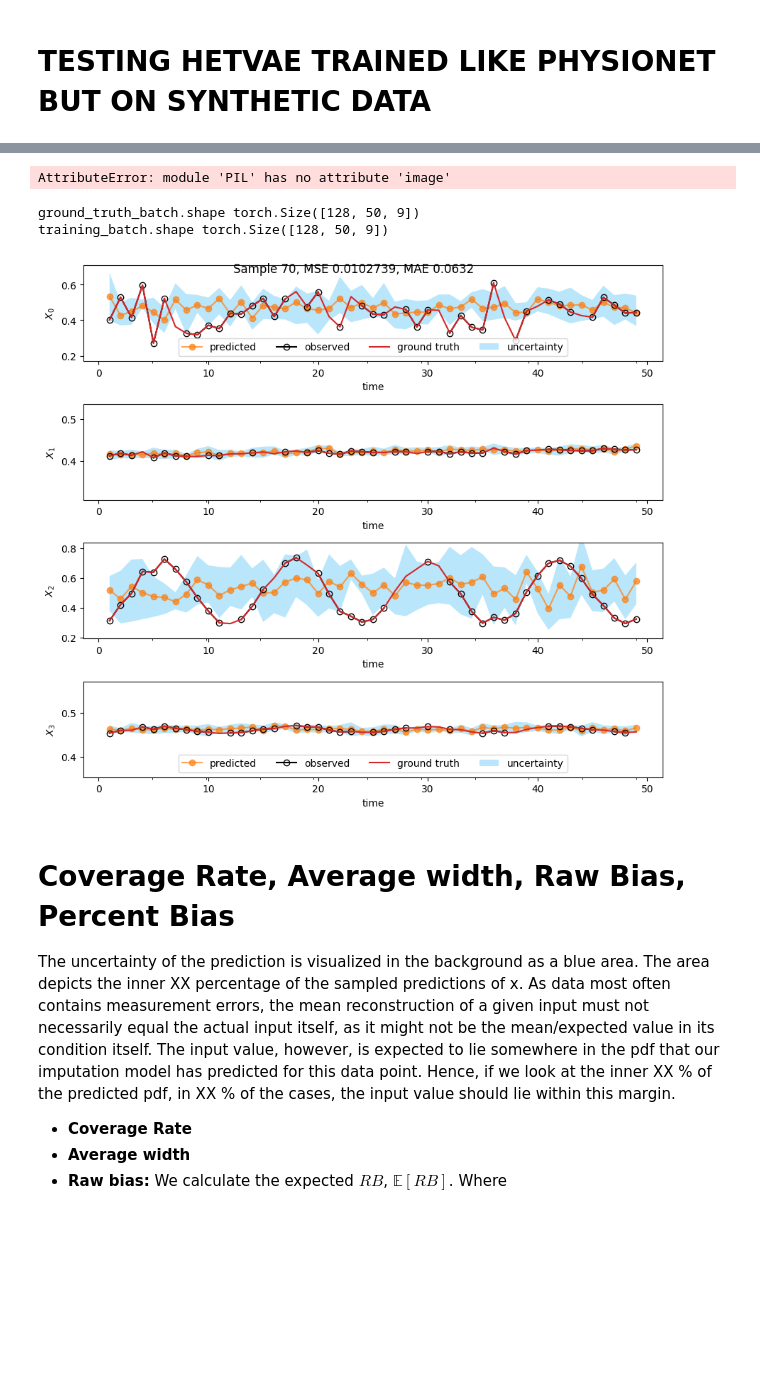
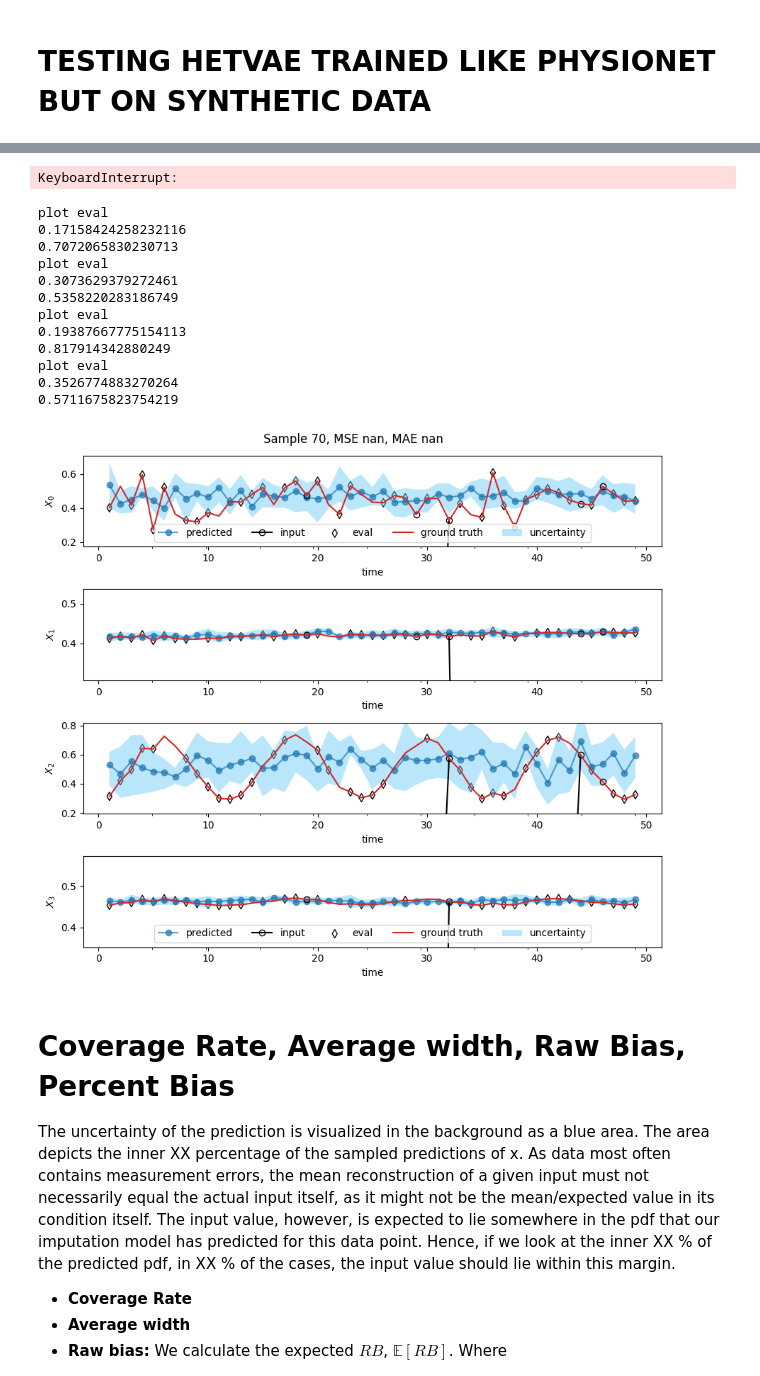
Before and after one commit to joshuawe/sepsis, a Jupyter notebook: imputation/hetvae/src/synthetic_data_interpolation.ipynb, the cells around one changed output, grey strips where cells are left out. Saved outputs shown, nothing was run; the diff lists cells and outputs as text; code cells hidden in the pictures; blank space fills up the shorter version.

```diff
--- a/imputation/hetvae/src/synthetic_data_interpolation.ipynb
+++ b/imputation/hetvae/src/synthetic_data_interpolation.ipynb
@@ -476,20 +478,32 @@ Loading model from  /home2/joshua.wendland/Documents/sepsis/imputation/runs/toy-
 Loading saved weights done. Model trained until epoch  249
 Tensorboard logging to: /home2/joshua.wendland/Documents/sepsis/imputation/runs/toy-josh/hetvae/2023.01.24-11.24.44
 ========================================================
-# %%
-PIL.Image
-# %% [output]
-AttributeError: module 'PIL' has no attribute 'image'
 # %%
 ground_truth_batch, training_batch = data_utils.get_batch_train_ground_truth(train_loader, gt_train_loader, batch_num=0)
 print('ground_truth_batch.shape', ground_truth_batch.shape)
 print('training_batch.shape', training_batch.shape)
-pred_mean, preds, quantile_low, quantile_high = hetvae.impute(training_batch, 100, sample_tp=1)
-fig = utils.visualize_sample(training_batch, pred_mean, quantile_low, quantile_high, ground_truth_batch, sample=70)
+pred_mean, preds, quantile_low, quantile_high, mask_dict = hetvae.impute(training_batch, 2, sample_tp=0.5)
+# fig = utils.visualize_sample(training_batch, pred_mean, quantile_low, quantile_high, ground_truth_batch, mask_dict, sample=70)
+
+fig.savefig('/home2/joshua.wendland/Documents/sepsis/figures/time_series.svg')
 # %% [output]
-ground_truth_batch.shape torch.Size([128, 50, 9])
-training_batch.shape torch.Size([128, 50, 9])
+KeyboardInterrupt:
-[figure, removed]
+# %%
+fig = utils.visualize_sample(training_batch, pred_mean, quantile_low, quantile_high, ground_truth_batch, mask_dict, sample=70)
+# %% [output]
+plot eval
+0.17158424258232116
+0.7072065830230713
+plot eval
+0.3073629379272461
+0.5358220283186749
+plot eval
+0.19387667775154113
+0.817914342880249
+plot eval
+0.3526774883270264
+0.5711675823754219
+[figure, added]
 # %% [markdown]
 # Coverage Rate, Average width, Raw Bias, Percent Bias
 
```
Also changed, not shown: parts of 10 cells of this notebook, 4 other files.
